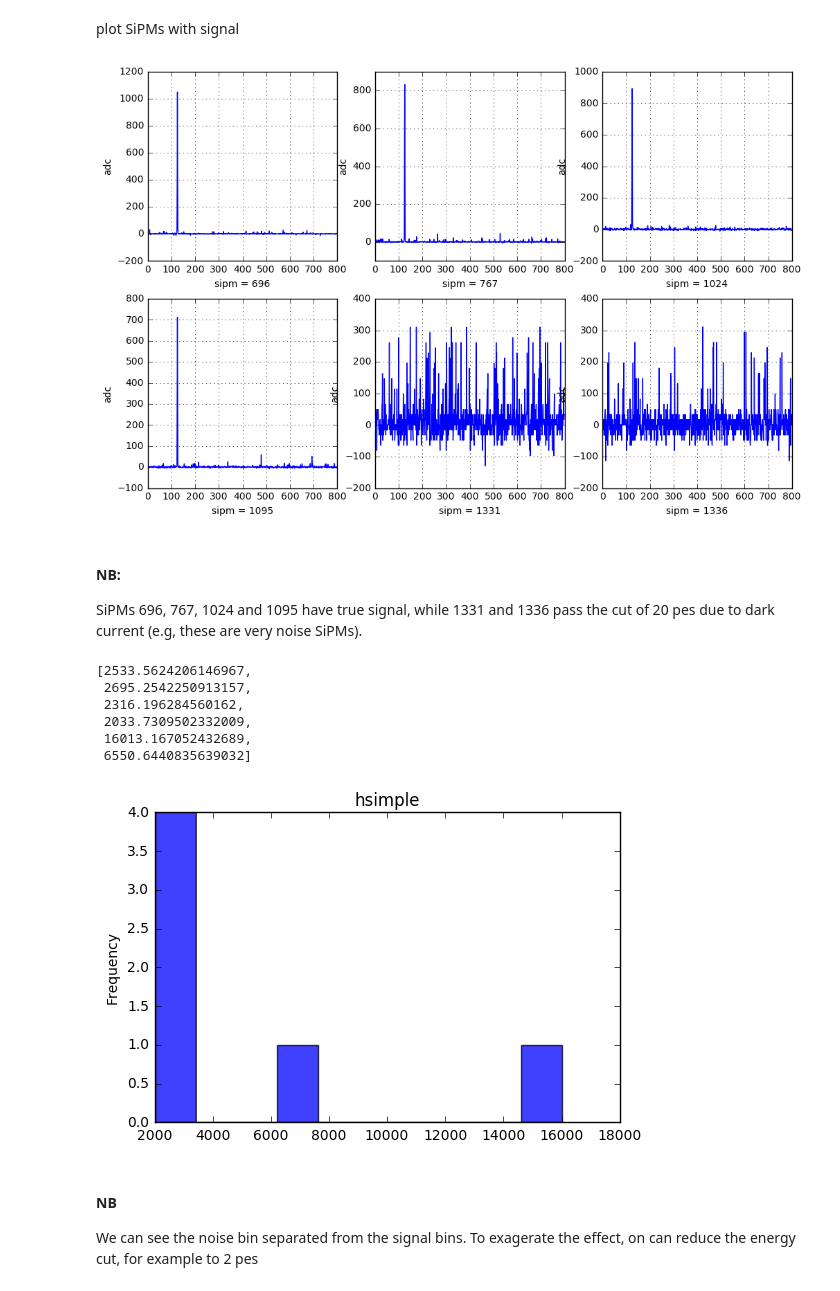
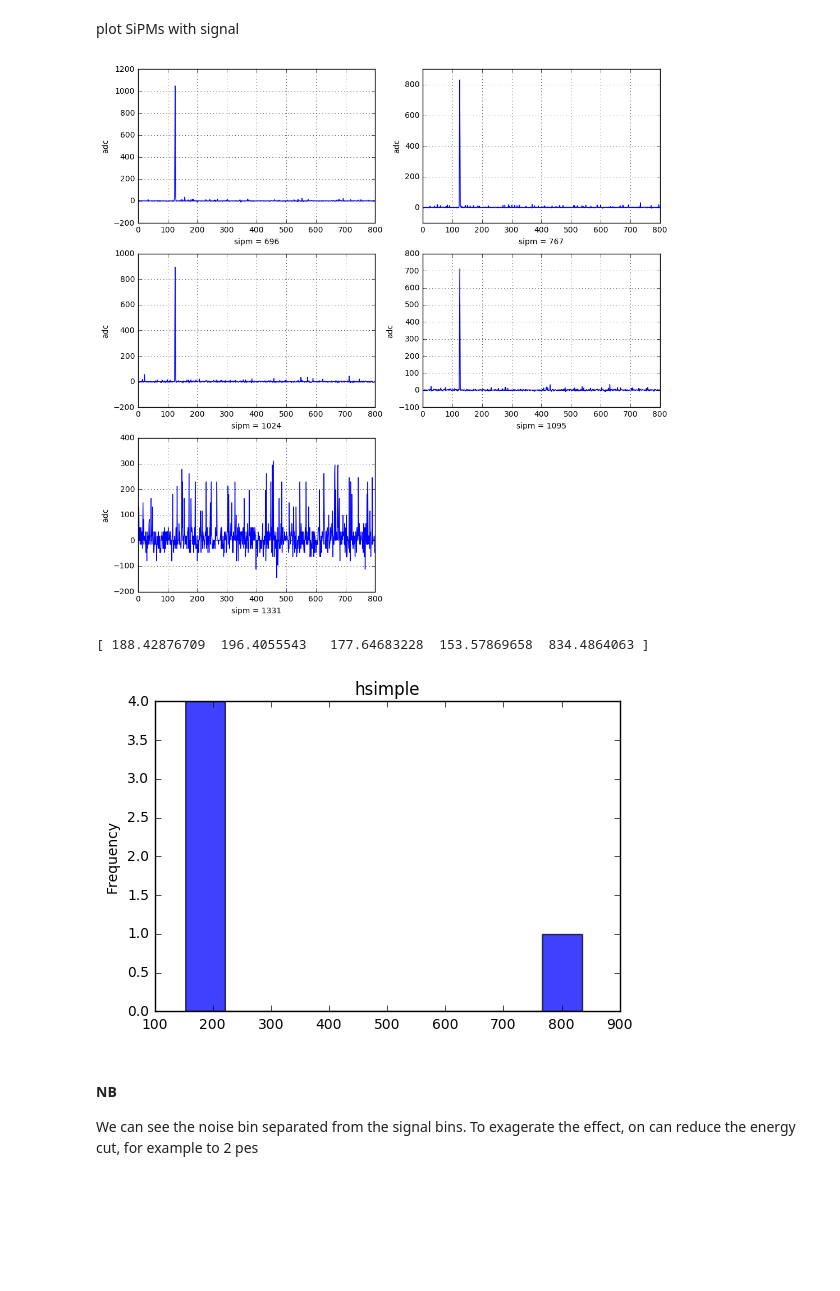
Before and after one commit to jmbenlloch/Notebooks, a Jupyter notebook: invisible_cities/cities/diomira.ipynb, the cells around one changed output. Saved outputs shown, nothing was run; the diff lists cells and outputs as text; code cells hidden in the pictures; blank space fills up the shorter version.

```diff
--- a/invisible_cities/cities/diomira.ipynb
+++ b/invisible_cities/cities/diomira.ipynb
@@ -201,7 +164,7 @@ RUN_ALL False
 # %% [markdown]
 An example MCRD file, with 10 events, is added to the Notebooks repository
 # %%
-fmcrd = os.environ['NBDIR'] + '/invisible_cities/files/electrons_40keV_z250_MCRD.h5'
+MCRD_file = os.environ['IC_NOTEBOOK_DIR']  + '/files/electrons_40keV_z250_MCRD.h5'
 # %% [markdown]
 ### Temporary file for the output of DIOMIRA
 # %% [markdown]
@@ -379,7 +341,7 @@ The tracking plane of NEW has 1792 SiPMs arranged in boards of 8x8 sensors. The
 The simulatin of the SiPms is very simple. Each MCRD contains the true number of pes in the sensor. Then, for each sensor, gaussian noise (corresponding to electronics and sensor thermal noise) and dark current noise is added. This is done through a SiPm noise sampler class, which stores the pdf of the noise in each sensor (measured from data) and returns a sample of this pdf each time that is invoked.
 # %%
 
-e40rd = tb.open_file(fmcrd,'r+')
+e40rd = tb.open_file(MCRD_file,'r+')
 NEVENTS_DST, NSIPM, SIPMWL = e40rd.root.sipmrd.shape
 # %%
 print('number of SiPM = {}, waveform length = {}'.format(NSIPM,SIPMWL))
@@ -507,25 +469,17 @@ def plot_sipms(sipmrwf, sipm_i):
 # %%
 plot_sipms(sipmrwf, sipm_i)
 # %% [output]
-[figure, old version]
+[figure, new version]
-# %% [markdown]
-#### NB:
-SiPMs 696, 767, 1024 and 1095 have true signal, while 1331 and 1336 pass the cut of 20 pes due to dark current (e.g, these are very noise SiPMs).
 # %%
-esipm = [np.sum(sipmrwf[i]) for i in sipm_i]
+esipm = np.array([np.sum(sipmrwf[i]) for i in sipm_i]) # in pes
-# %%
-esipm
-# %% [output]
-[2533.5624206146967,
- 2695.2542250913157,
- 2316.196284560162,
- 2033.7309502332009,
- 16013.167052432689,
- 6550.6440835639032]
+# %%
+print(esipm/16.) # in adc counts
+# %% [output]
+[ 188.42876709  196.4055543   177.64683228  153.57869658  834.4864063 ]
 # %%
-mpl.histo(esipm, nbins=10)
+mpl.histo(esipm/16., nbins=10)
 # %% [output]
-[figure, old version]
+[figure, new version]
 # %% [markdown]
 #### NB
 We can see the noise bin separated from the signal bins. To exagerate the effect, on can reduce the energy cut, for example to 2 pes
```
Also changed, not shown: parts of 26 cells of this notebook, 2 other files.
